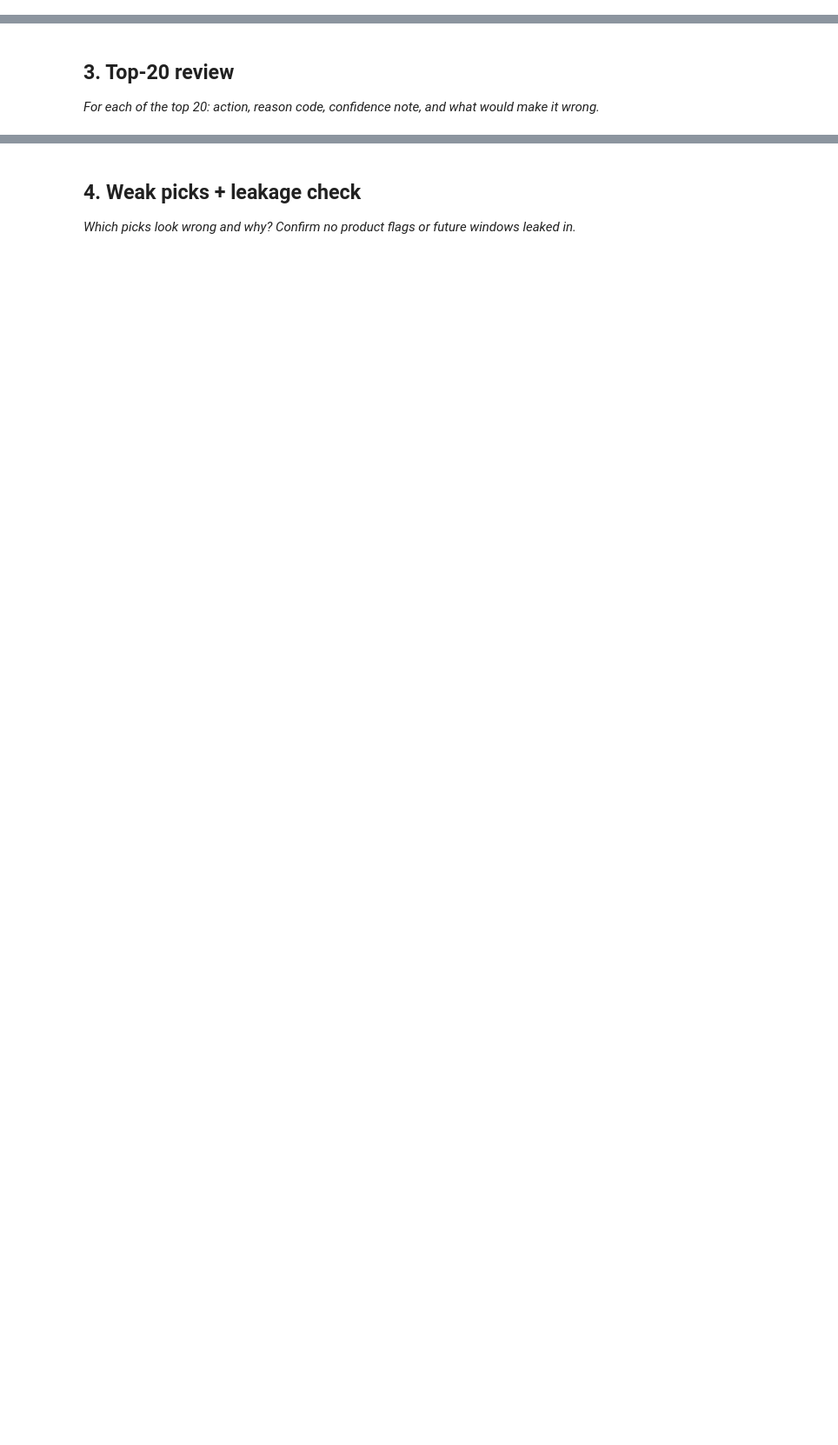
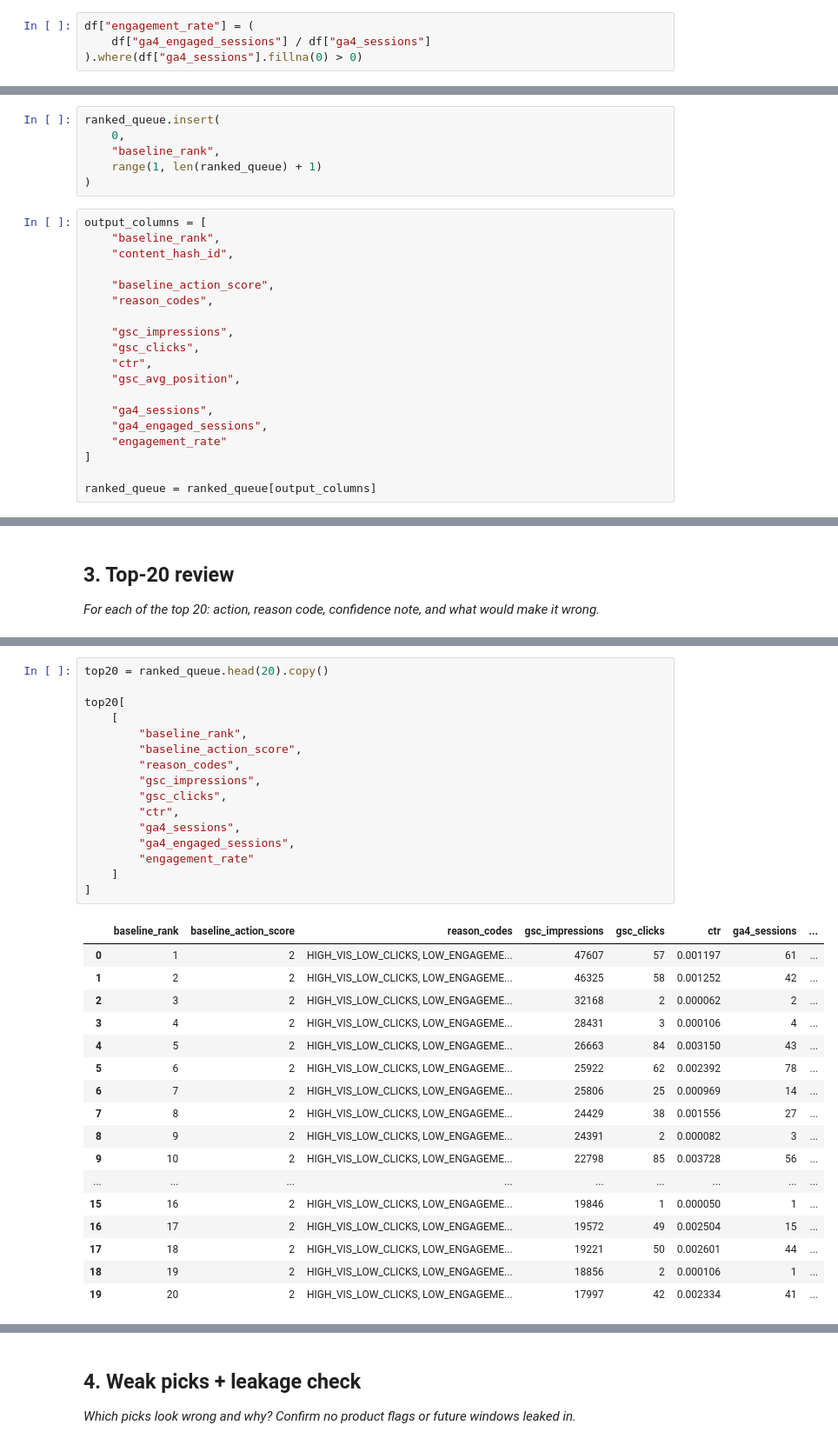
Before and after one commit to hydroz3/flyrank-ml-intern, a Jupyter notebook: work/notebooks/w04_baseline_score.ipynb, the cells around one changed output, grey strips where cells are left out. Shown at 87% size. Drawn from its saved outputs; the diff is of its cells as text; blank space fills up the shorter version.

```diff
--- a/work/notebooks/w04_baseline_score.ipynb
+++ b/work/notebooks/w04_baseline_score.ipynb
@@ -22,0 +153,4 @@ This skeleton is yours to fill. Work the sections **in order** — each one has
+# %%
+df["engagement_rate"] = (
+    df["ga4_engaged_sessions"] / df["ga4_sessions"]
+).where(df["ga4_sessions"].fillna(0) > 0)
@@ -22,0 +423,25 @@ This skeleton is yours to fill. Work the sections **in order** — each one has
+# %%
+ranked_queue.insert(
+    0,
+    "baseline_rank",
+    range(1, len(ranked_queue) + 1)
+)
+# %%
+output_columns = [
+    "baseline_rank",
+    "content_hash_id",
+
+    "baseline_action_score",
+    "reason_codes",
+
+    "gsc_impressions",
+    "gsc_clicks",
+    "ctr",
+    "gsc_avg_position",
+
+    "ga4_sessions",
+    "ga4_engaged_sessions",
+    "engagement_rate"
+]
+
+ranked_queue = ranked_queue[output_columns]
@@ -29,0 +560,34 @@ This skeleton is yours to fill. Work the sections **in order** — each one has
+# %%
+top20 = ranked_queue.head(20).copy()
+
+top20[
+    [
+        "baseline_rank",
+        "baseline_action_score",
+        "reason_codes",
+        "gsc_impressions",
+        "gsc_clicks",
+        "ctr",
+        "ga4_sessions",
+        "ga4_engaged_sessions",
+        "engagement_rate"
+    ]
+]
+# %% [output]
+|  | baseline_rank | baseline_action_score | reason_codes | gsc_impressions | gsc_clicks | ctr | ga4_sessions | ... |
+| 0 | 1 | 2 | HIGH_VIS_LOW_CLICKS, LOW_ENGAGEME... | 47607 | 57 | 0.001197 | 61 | ... |
+| 1 | 2 | 2 | HIGH_VIS_LOW_CLICKS, LOW_ENGAGEME... | 46325 | 58 | 0.001252 | 42 | ... |
+| 2 | 3 | 2 | HIGH_VIS_LOW_CLICKS, LOW_ENGAGEME... | 32168 | 2 | 0.000062 | 2 | ... |
+| 3 | 4 | 2 | HIGH_VIS_LOW_CLICKS, LOW_ENGAGEME... | 28431 | 3 | 0.000106 | 4 | ... |
+| 4 | 5 | 2 | HIGH_VIS_LOW_CLICKS, LOW_ENGAGEME... | 26663 | 84 | 0.003150 | 43 | ... |
+| 5 | 6 | 2 | HIGH_VIS_LOW_CLICKS, LOW_ENGAGEME... | 25922 | 62 | 0.002392 | 78 | ... |
+| 6 | 7 | 2 | HIGH_VIS_LOW_CLICKS, LOW_ENGAGEME... | 25806 | 25 | 0.000969 | 14 | ... |
+| 7 | 8 | 2 | HIGH_VIS_LOW_CLICKS, LOW_ENGAGEME... | 24429 | 38 | 0.001556 | 27 | ... |
+| 8 | 9 | 2 | HIGH_VIS_LOW_CLICKS, LOW_ENGAGEME... | 24391 | 2 | 0.000082 | 3 | ... |
+| 9 | 10 | 2 | HIGH_VIS_LOW_CLICKS, LOW_ENGAGEME... | 22798 | 85 | 0.003728 | 56 | ... |
+| ... | ... | ... | ... | ... | ... | ... | ... | ... |
+| 15 | 16 | 2 | HIGH_VIS_LOW_CLICKS, LOW_ENGAGEME... | 19846 | 1 | 0.000050 | 1 | ... |
+| 16 | 17 | 2 | HIGH_VIS_LOW_CLICKS, LOW_ENGAGEME... | 19572 | 49 | 0.002504 | 15 | ... |
+| 17 | 18 | 2 | HIGH_VIS_LOW_CLICKS, LOW_ENGAGEME... | 19221 | 50 | 0.002601 | 44 | ... |
+| 18 | 19 | 2 | HIGH_VIS_LOW_CLICKS, LOW_ENGAGEME... | 18856 | 2 | 0.000106 | 1 | ... |
+| 19 | 20 | 2 | HIGH_VIS_LOW_CLICKS, LOW_ENGAGEME... | 17997 | 42 | 0.002334 | 41 | ... |
```
Also changed, not shown: parts of 50 cells of this notebook.
